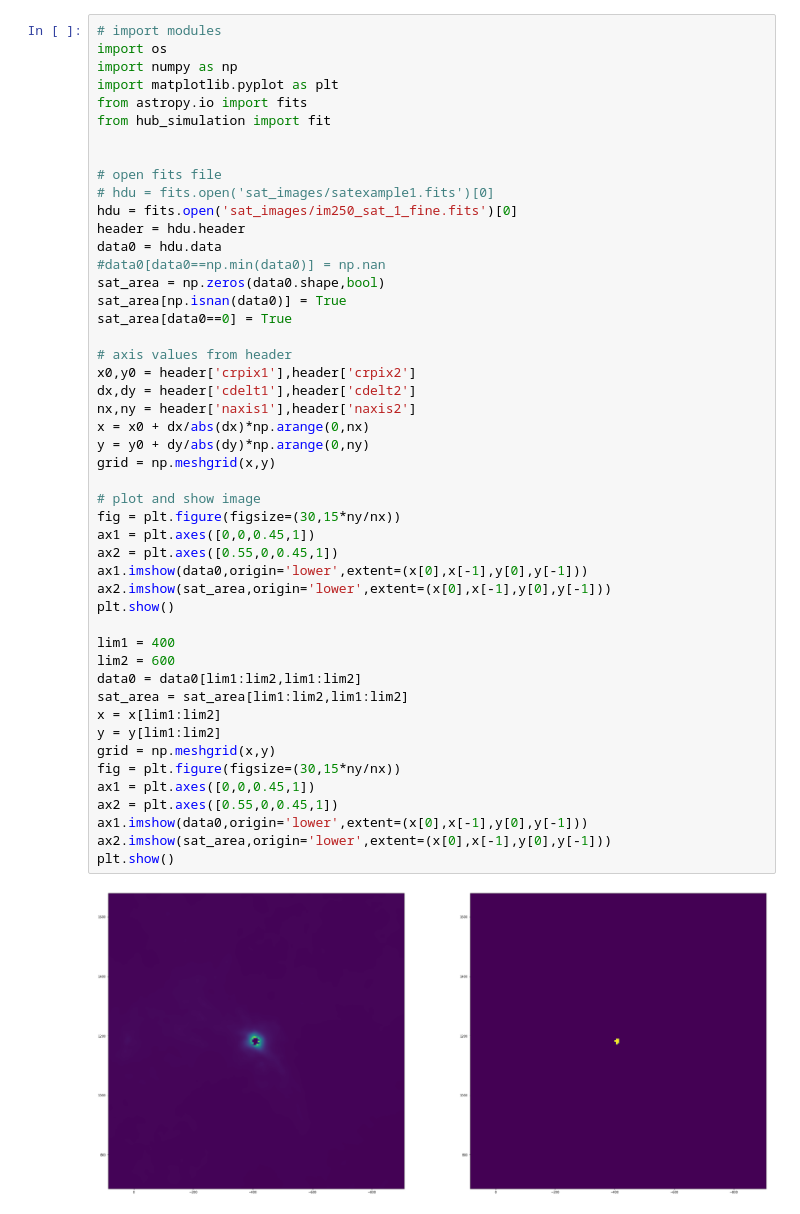
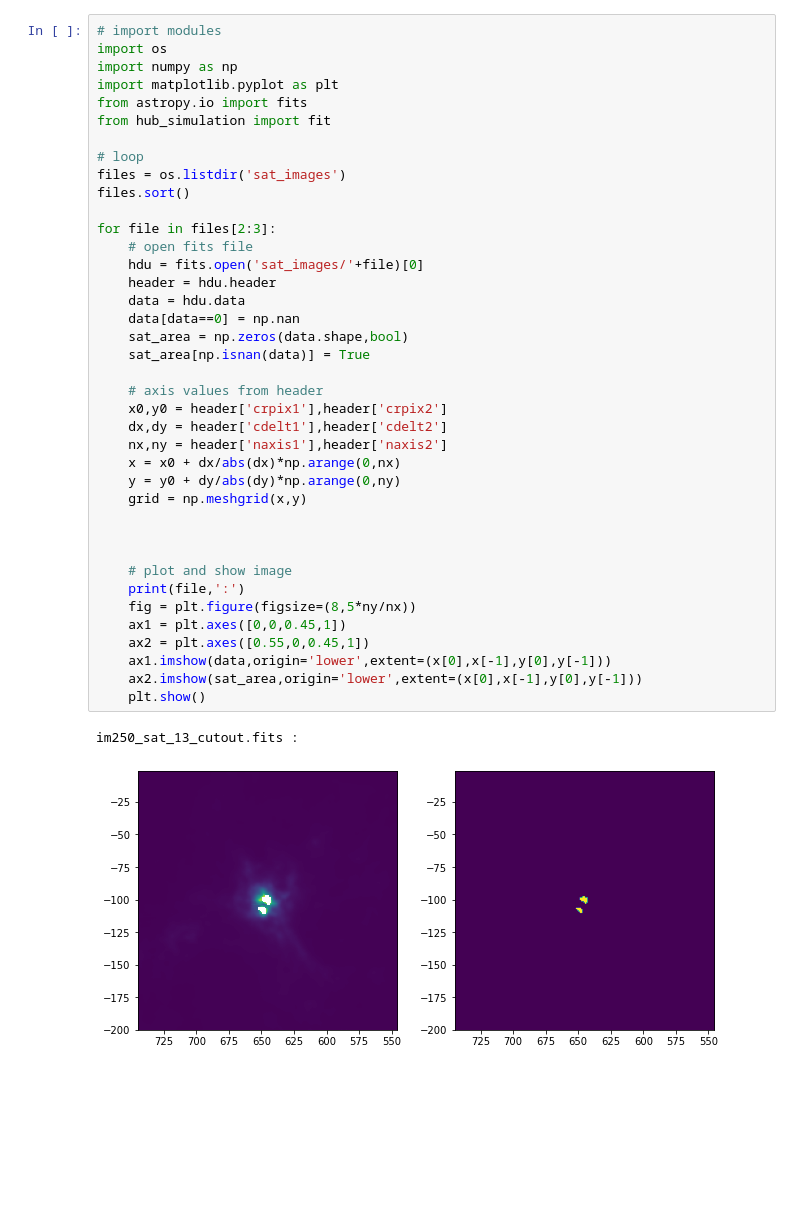
Before and after one commit to martimmcdc/2d-gaussian-fitting, a Jupyter notebook: Untitled.ipynb, the cells around one changed output. Drawn from its saved outputs; the diff is of its cells as text; blank space fills up the shorter version.

```diff
--- a/Untitled.ipynb
+++ b/Untitled.ipynb
@@ -1,50 +1,42 @@
 # %%
 # import modules
 import os
 import numpy as np
 import matplotlib.pyplot as plt
 from astropy.io import fits
 from hub_simulation import fit
 
+# loop
+files = os.listdir('sat_images')
+files.sort()
 
-# open fits file
-# hdu = fits.open('sat_images/satexample1.fits')[0]
-hdu = fits.open('sat_images/im250_sat_1_fine.fits')[0]
-header = hdu.header
-data0 = hdu.data
-#data0[data0==np.min(data0)] = np.nan
-sat_area = np.zeros(data0.shape,bool)
-sat_area[np.isnan(data0)] = True
-sat_area[data0==0] = True
+for file in files[2:3]:
+    # open fits file
+    hdu = fits.open('sat_images/'+file)[0]
+    header = hdu.header
+    data = hdu.data
+    data[data==0] = np.nan
+    sat_area = np.zeros(data.shape,bool)
+    sat_area[np.isnan(data)] = True
 
-# axis values from header
-x0,y0 = header['crpix1'],header['crpix2']
-dx,dy = header['cdelt1'],header['cdelt2']
-nx,ny = header['naxis1'],header['naxis2']
-x = x0 + dx/abs(dx)*np.arange(0,nx)
-y = y0 + dy/abs(dy)*np.arange(0,ny)
-grid = np.meshgrid(x,y)
+    # axis values from header
+    x0,y0 = header['crpix1'],header['crpix2']
+    dx,dy = header['cdelt1'],header['cdelt2']
+    nx,ny = header['naxis1'],header['naxis2']
+    x = x0 + dx/abs(dx)*np.arange(0,nx)
+    y = y0 + dy/abs(dy)*np.arange(0,ny)
+    grid = np.meshgrid(x,y)
 
-# plot and show image
-fig = plt.figure(figsize=(30,15*ny/nx))
-ax1 = plt.axes([0,0,0.45,1])
-ax2 = plt.axes([0.55,0,0.45,1])
-ax1.imshow(data0,origin='lower',extent=(x[0],x[-1],y[0],y[-1]))
-ax2.imshow(sat_area,origin='lower',extent=(x[0],x[-1],y[0],y[-1]))
-plt.show()
 
-lim1 = 400
-lim2 = 600
-data0 = data0[lim1:lim2,lim1:lim2]
-sat_area = sat_area[lim1:lim2,lim1:lim2]
-x = x[lim1:lim2]
-y = y[lim1:lim2]
-grid = np.meshgrid(x,y)
-fig = plt.figure(figsize=(30,15*ny/nx))
-ax1 = plt.axes([0,0,0.45,1])
-ax2 = plt.axes([0.55,0,0.45,1])
-ax1.imshow(data0,origin='lower',extent=(x[0],x[-1],y[0],y[-1]))
-ax2.imshow(sat_area,origin='lower',extent=(x[0],x[-1],y[0],y[-1]))
-plt.show()
+
+    # plot and show image
+    print(file,':')
+    fig = plt.figure(figsize=(8,5*ny/nx))
+    ax1 = plt.axes([0,0,0.45,1])
+    ax2 = plt.axes([0.55,0,0.45,1])
+    ax1.imshow(data,origin='lower',extent=(x[0],x[-1],y[0],y[-1]))
+    ax2.imshow(sat_area,origin='lower',extent=(x[0],x[-1],y[0],y[-1]))
+    plt.show()
 # %% [output]
+im250_sat_13_cutout.fits :
-[figure, old version]
+[figure, new version]
```
Also changed, not shown: parts of 5 cells of this notebook, 8 other files.
